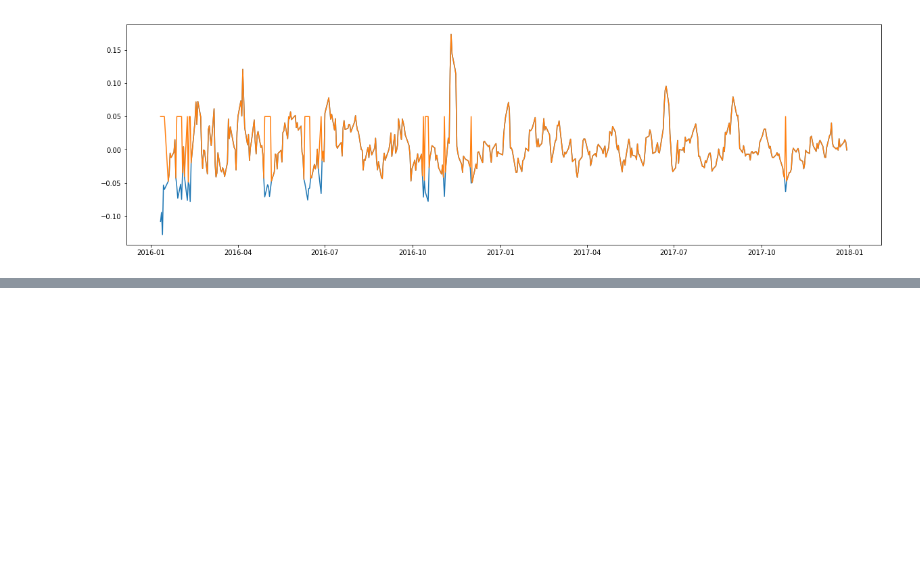
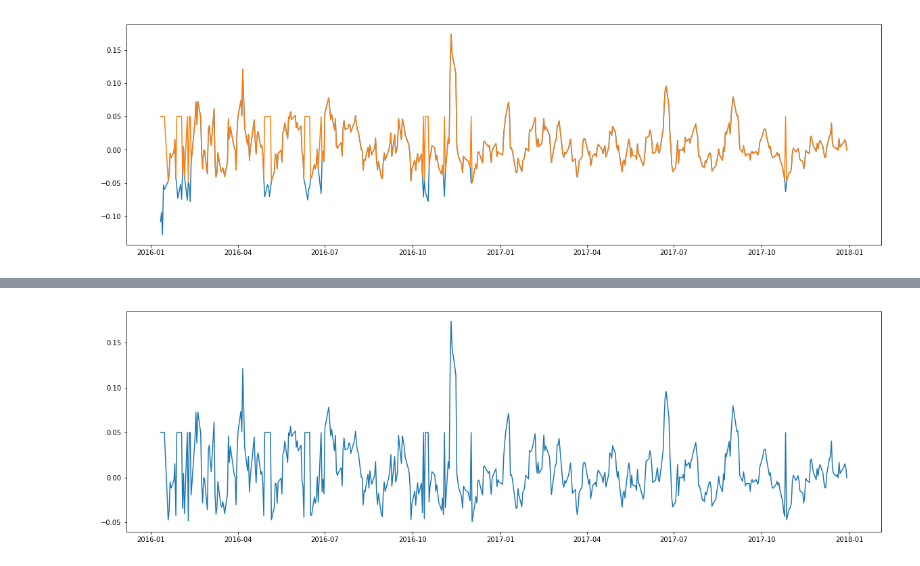
Before and after one commit to DLColumbia/DeepLearning_for_finance, a Jupyter notebook: calibration_first_try.ipynb, the cells around one changed output, grey strips where cells are left out. Drawn from its saved outputs; the diff is of its cells as text; code cells hidden in the pictures; blank space fills up the shorter version.

```diff
--- a/calibration_first_try.ipynb
+++ b/calibration_first_try.ipynb
@@ -1017,0 +1026,5 @@ plt.show();
+# %%
+rate = rateOfReturnWeekly(benchmark,5)
+print(rate['Adj Close'].mean())
+rate2 = modify_benchmark(benchmark,'Adj Close',5)
+print(rate2['Adj Close'].mean())
@@ -1017,0 +1039,5 @@ plt.show();
+# %%
+plt.plot(rate2['Adj Close'])
+plt.show;
+# %% [output]
+[figure, added]
```
Also changed, not shown: parts of 15 cells of this notebook.
